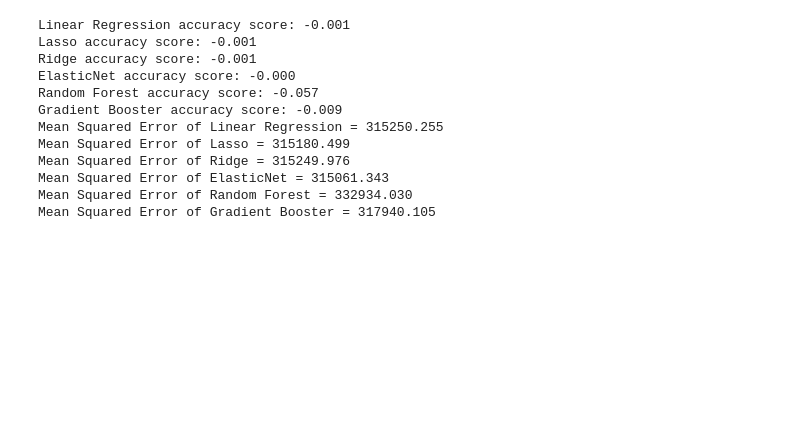
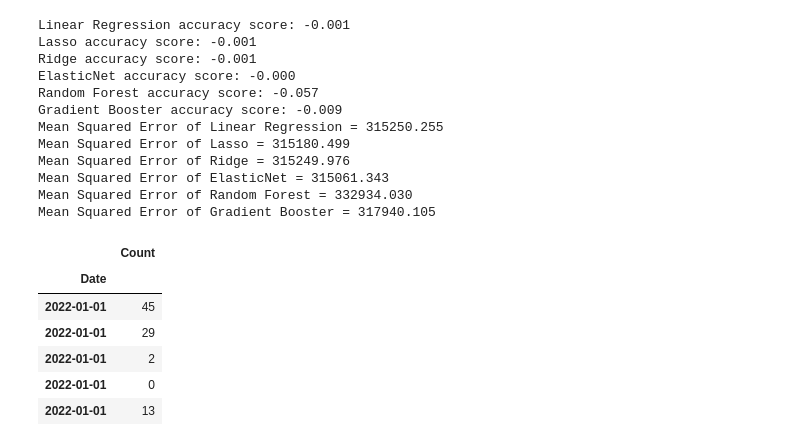
Before and after one commit to joshjovanov/BUSA3021-Final, a Jupyter notebook: Stockland.ipynb, the cells around one changed output. Saved outputs shown, nothing was run; the diff lists cells and outputs as text; code cells hidden in the pictures; blank space fills up the shorter version.

```diff
--- a/Stockland.ipynb
+++ b/Stockland.ipynb
@@ -482,0 +490,11 @@ Mean Squared Error of Gradient Booster = 317940.105
+# %%
+df2 = Merrylands[['Count']]
+df2.head()
+# %% [output]
+|  | Count |
+| Date |  |
+| 2022-01-01 | 45 |
+| 2022-01-01 | 29 |
+| 2022-01-01 | 2 |
+| 2022-01-01 | 0 |
+| 2022-01-01 | 13 |
```
Also changed, not shown: parts of 7 cells of this notebook.
